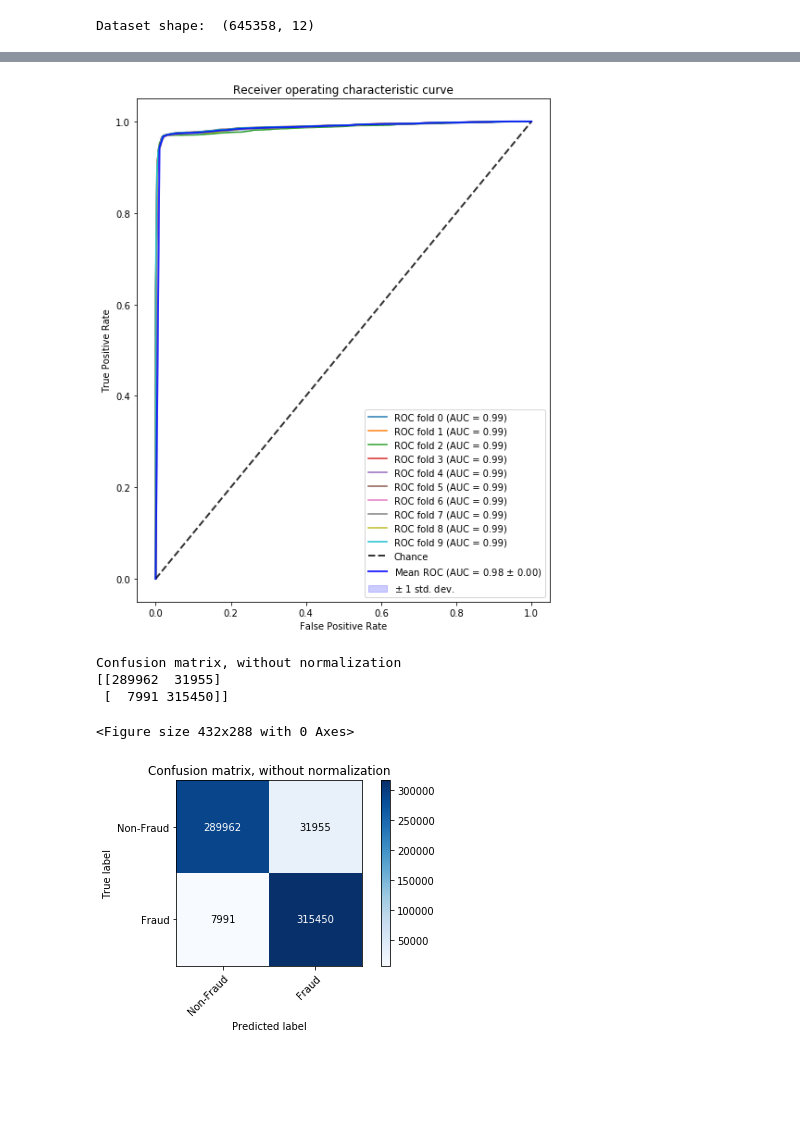
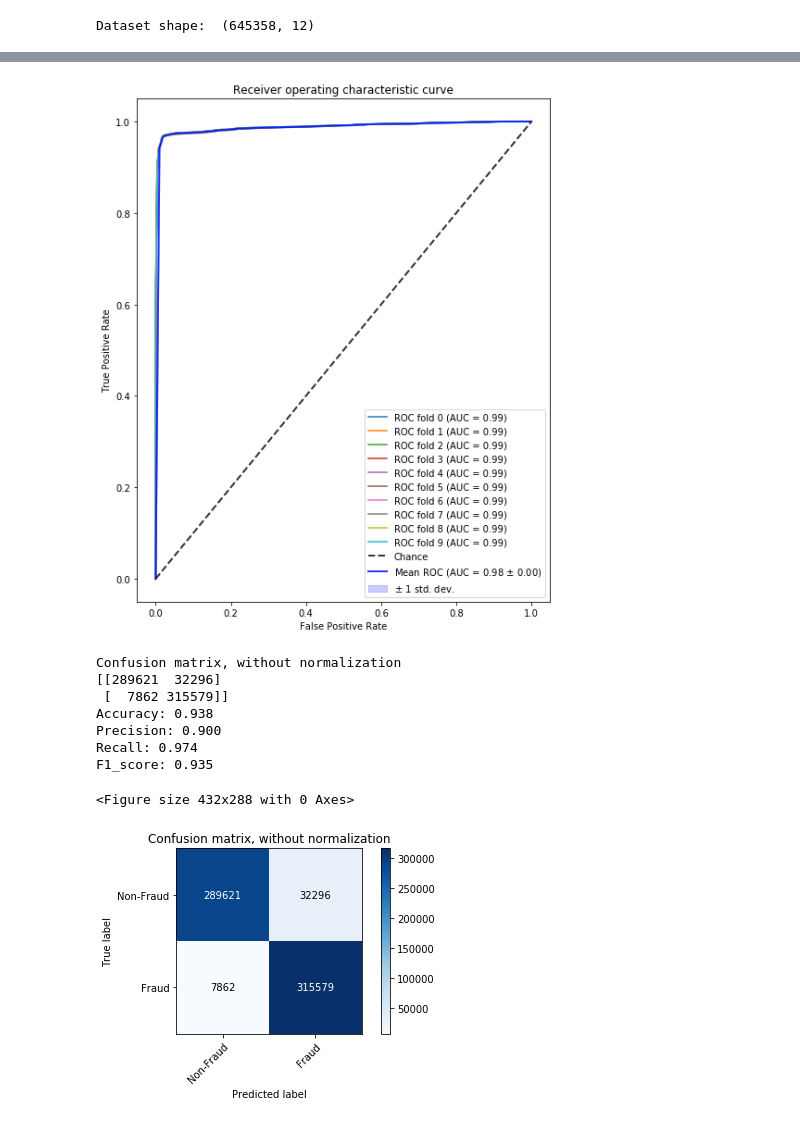
Before and after one commit to giannislelekas/CS4035, a Jupyter notebook: lab3/Flow_classification_task.ipynb, the cells around one changed output, grey strips where cells are left out. Drawn from its saved outputs; the diff is of its cells as text; code cells hidden in the pictures; blank space fills up the shorter version.

```diff
--- a/lab3/Flow_classification_task.ipynb
+++ b/lab3/Flow_classification_task.ipynb
@@ -74,0 +43,4 @@ df_clean.head()
+# %%
+# remove background
+data_nobground = data[ data['Label'] != 'Background']
+data_nobground.shape
@@ -75,6 +80,8 @@ df_clean.head()
 # %%
+# Produce labels
 label_mapping={}
 label_mapping['Label'] = {'LEGITIMATE': 0, 'Botnet' : 1}
-df_clean.replace({'Label' : label_mapping['Label']}, inplace=True)
-y =df_clean['Label'].values
-print(y)
+data_nobground.replace({'Label' : label_mapping['Label']}, inplace=True)
+
+# Keep the labels
+labels= data_nobground['Label'].values
@@ -105,6 +96,6 @@ for c in char_cols:
 # %%
-X = df_clean.drop(['Label'], axis = 1).values
-
+# Drop the labels
+X = data_nobground.drop(['Label'], axis = 1).values
 print("Dataset shape: ", X.shape)
 # %% [output]
 Dataset shape:  (645358, 12)
@@ -128,13 +139,27 @@ Confusion matrix, without normalization
 # %%
 from  sklearn.linear_model import LogisticRegression as LR
 
 clf = LR(C = 1, solver = 'lbfgs', multi_class = 'ovr', n_jobs=-1)
-lr_mean_tpr, lr_std_tpr, lr_mean_auc, lr_std_auc, mean_F1, std_F1, cm = roc_analysis(X, y, clf, cv, True, True, True, False)
+lr_mean_tpr, lr_std_tpr, lr_mean_auc, lr_std_auc, mean_F1, std_F1, cm = roc_analysis(X, labels, clf, cv, True, True, True, False)
+
+accuracy = (cm[0,0] + cm[1,1])/np.sum(cm)
+precision = cm[0,0]/(cm[0,0]+cm[0,1])
+recall = cm[0,0]/(cm[0,0]+cm[1,0])
+F1_score = 2*(precision*recall)/(precision+recall)
+
+print("Accuracy: %.3f" %accuracy)
+print("Precision: %.3f" % precision)
+print("Recall: %.3f" %recall)
+print("F1_score: %.3f" % F1_score)
 # %% [output]
-[figure, old version]
+[figure, new version]
 Confusion matrix, without normalization
-[[289962  31955]
- [  7991 315450]]
+[[289621  32296]
+ [  7862 315579]]
+Accuracy: 0.938
+Precision: 0.900
+Recall: 0.974
+F1_score: 0.935
 <Figure size 432x288 with 0 Axes>
 [figure]
 # %%
```
Also changed, not shown: parts of 31 cells of this notebook.
